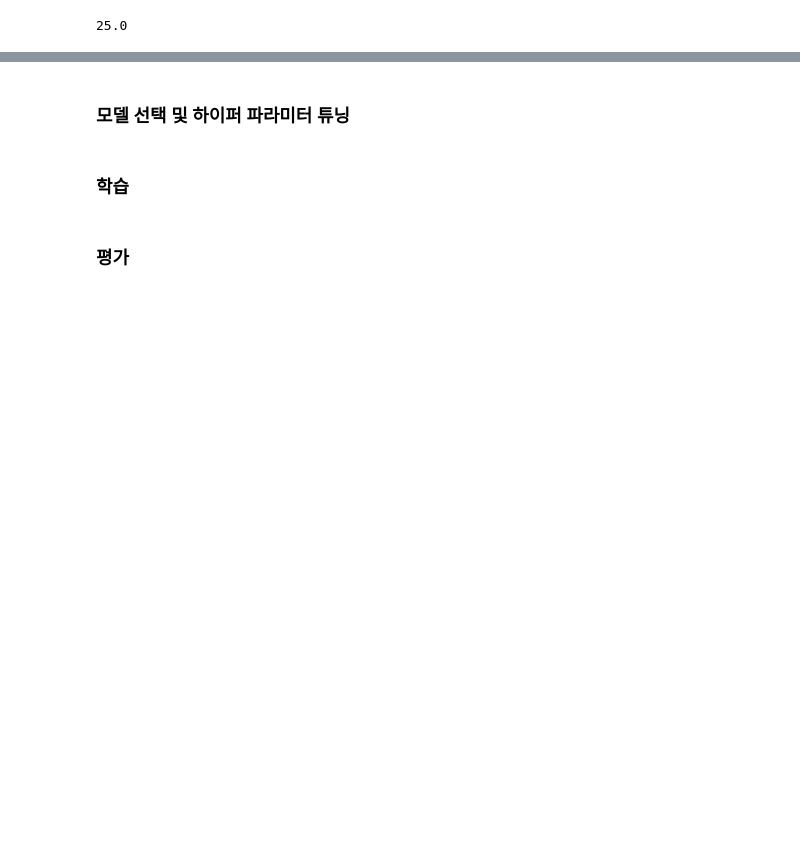
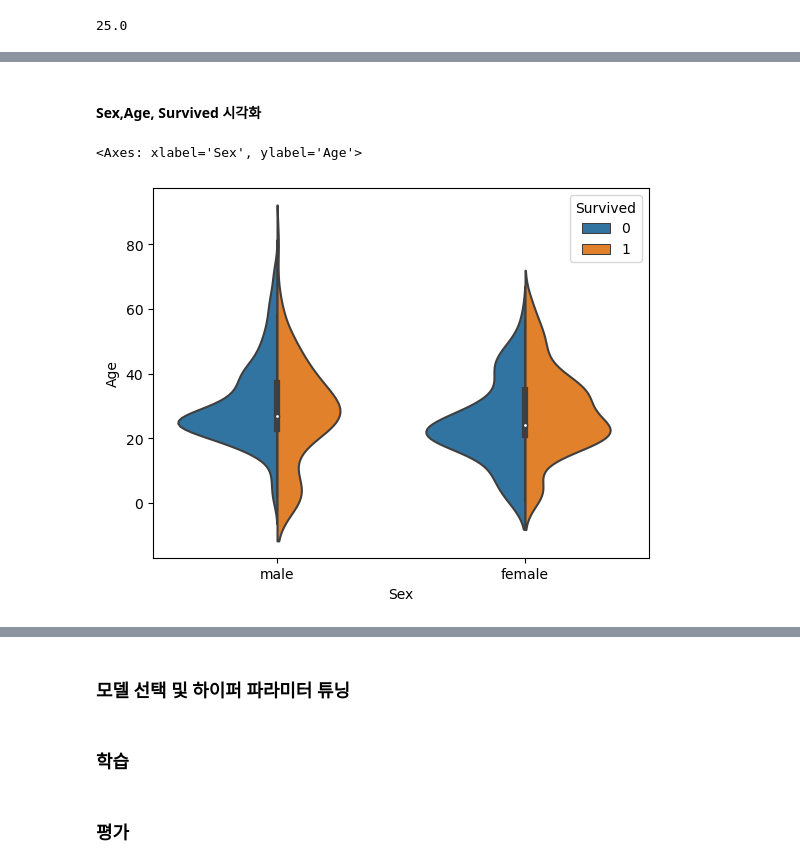
Before and after one commit to pass98/marchin, a Jupyter notebook: Machine_Learning/Ex05.타이타닉실습.ipynb, the cells around one changed output, grey strips where cells are left out. Drawn from its saved outputs; the diff is of its cells as text; code cells hidden in the pictures; blank space fills up the shorter version.

```diff
--- a/Machine_Learning/Ex05.타이타닉실습.ipynb
+++ b/Machine_Learning/Ex05.타이타닉실습.ipynb
@@ -314,0 +595,9 @@ age_table.loc[3, 'male']['Age']
+# %% [markdown]
+#### Sex,Age, Survived 시각화
+# %%
+sns.violinplot(data=train, x='Sex', y='Age', hue='Survived', split=True)
+# split =  True : 생존/사망을 한번에 보여줌
+# 나이를 생존자와 사망자의 비율을 성별로 나타내준 히스토그램
+# %% [output]
+<Axes: xlabel='Sex', ylabel='Age'>
+[figure, added]
```
Also changed, not shown: parts of 54 cells of this notebook.
